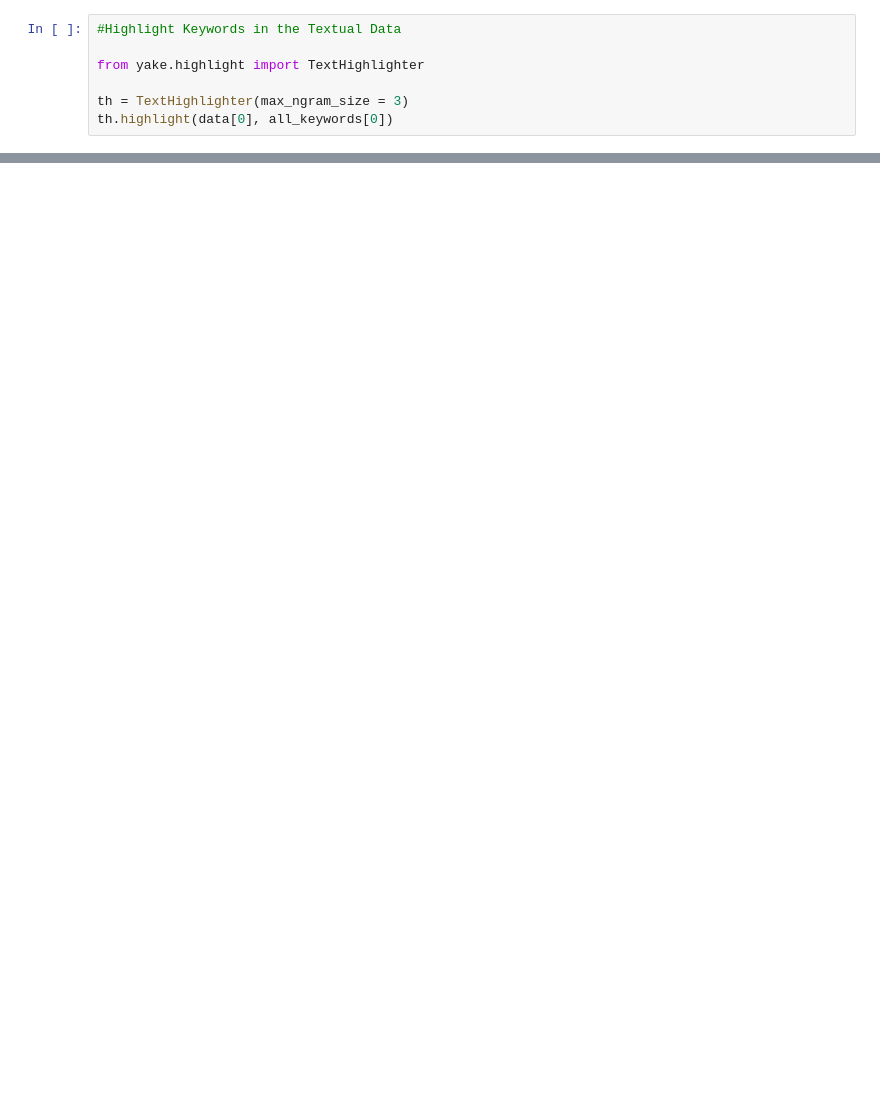
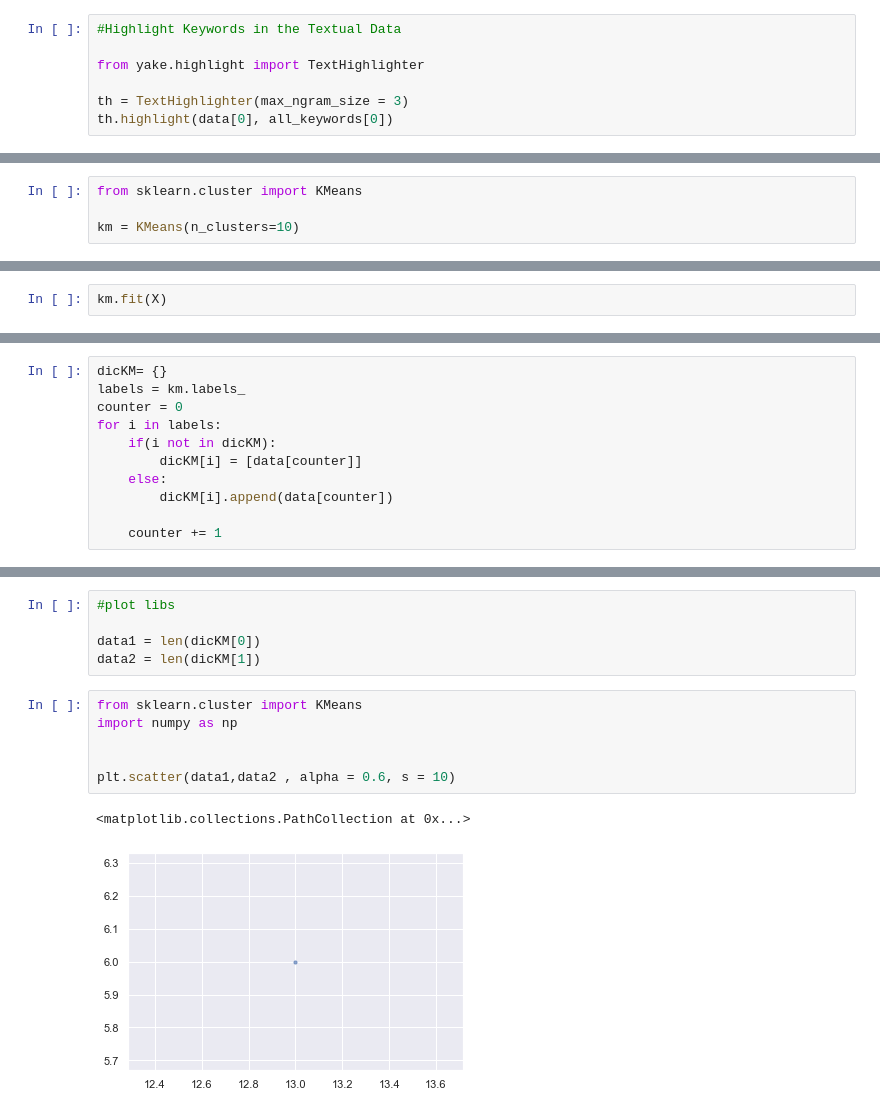
Before and after one commit to muhammaduzair98/Course-Content-Predictor-based-on-Industrial-Trends, a Jupyter notebook: FYP (Clustering & Feature Extraction).ipynb, the cells around one changed output, grey strips where cells are left out. Drawn from its saved outputs; the diff is of its cells as text; blank space fills up the shorter version.

```diff
--- a/FYP (Clustering & Feature Extraction).ipynb
+++ b/FYP (Clustering & Feature Extraction).ipynb
@@ -281,0 +215,4 @@ array([0, 0, 0, 0, 0, 0, 0, 0, 0, 0, 0, 0, 0, 0, 0, 0, 0, 0, 0, 0, 0, 0,
+# %%
+from sklearn.cluster import KMeans
+
+km = KMeans(n_clusters=10)
@@ -281,0 +225,2 @@ array([0, 0, 0, 0, 0, 0, 0, 0, 0, 0, 0, 0, 0, 0, 0, 0, 0, 0, 0, 0, 0, 0,
+# %%
+km.fit(X)
@@ -281,0 +258,11 @@ array([0, 0, 0, 0, 0, 0, 0, 0, 0, 0, 0, 0, 0, 0, 0, 0, 0, 0, 0, 0, 0, 0,
+# %%
+dicKM= {}
+labels = km.labels_
+counter = 0
+for i in labels:
+    if(i not in dicKM):
+        dicKM[i] = [data[counter]]
+    else:
+        dicKM[i].append(data[counter])
+
+    counter += 1
@@ -281,0 +359,14 @@ array([0, 0, 0, 0, 0, 0, 0, 0, 0, 0, 0, 0, 0, 0, 0, 0, 0, 0, 0, 0, 0, 0,
+# %%
+#plot libs
+
+data1 = len(dicKM[0])
+data2 = len(dicKM[1])
+# %%
+from sklearn.cluster import KMeans
+import numpy as np
+
+
+plt.scatter(data1,data2 , alpha = 0.6, s = 10)
+# %% [output]
+<matplotlib.collections.PathCollection at 0x...>
+[figure, added]
```
Also changed, not shown: parts of 32 cells of this notebook.
